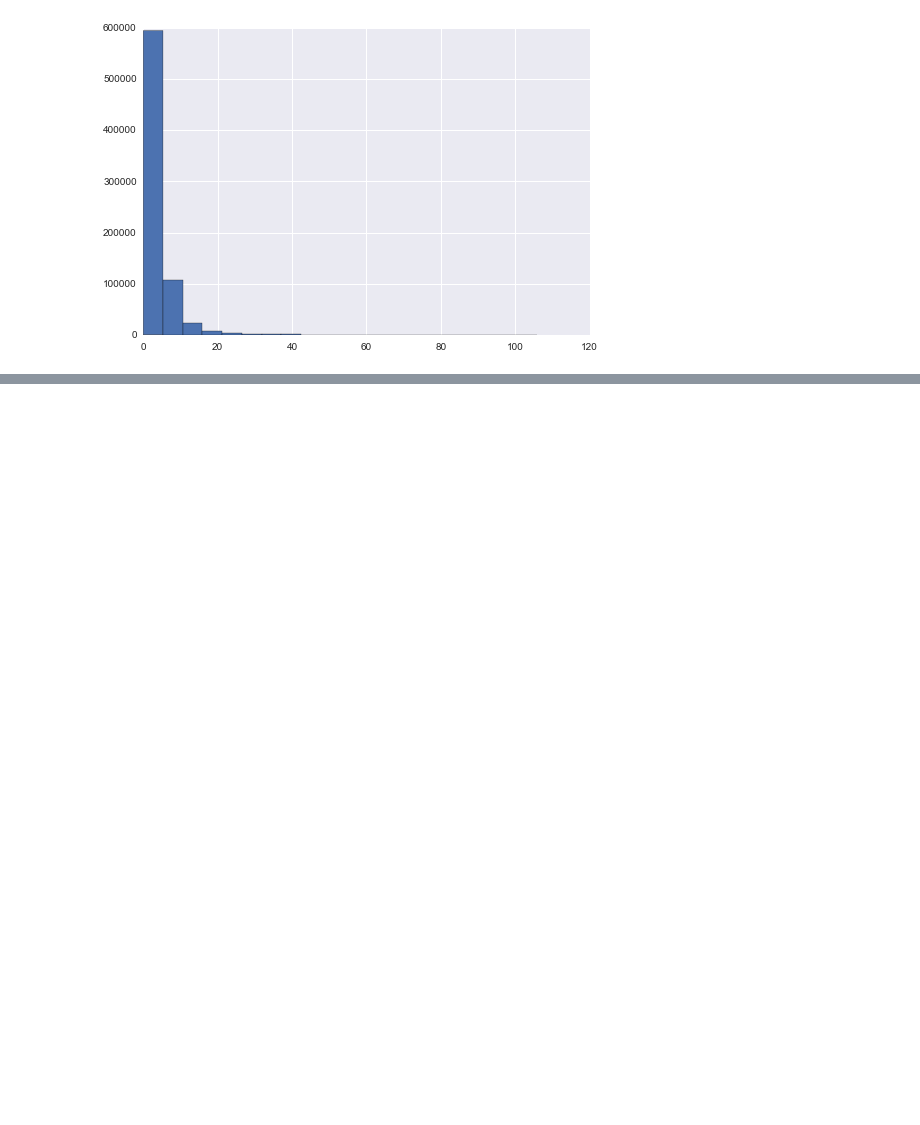
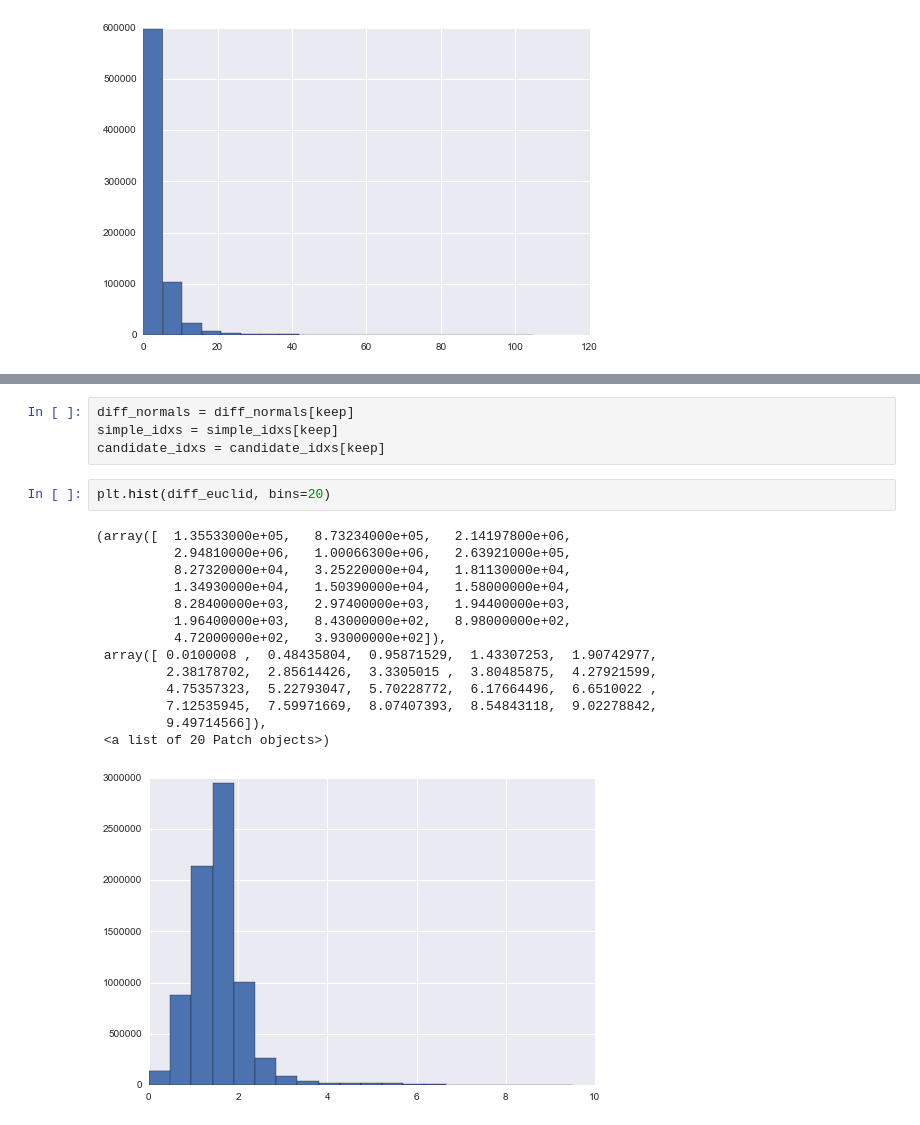
Before and after one commit to juhuntenburg/myelinconnect, a Jupyter notebook: notebooks/comparing_normals.ipynb, the cells around one changed output, grey strips where cells are left out. Cells and saved outputs as stored; diff of their text form; blank space fills up the shorter version.

```diff
--- a/notebooks/comparing_normals.ipynb
+++ b/notebooks/comparing_normals.ipynb
@@ -102,0 +253,21 @@ np.where(np.isnan(calc_diff_rad))[0].shape
+# %%
+diff_normals = diff_normals[keep]
+simple_idxs = simple_idxs[keep]
+candidate_idxs = candidate_idxs[keep]
+# %%
+plt.hist(diff_euclid, bins=20)
+# %% [output]
+(array([  1.35533000e+05,   8.73234000e+05,   2.14197800e+06,
+          2.94810000e+06,   1.00066300e+06,   2.63921000e+05,
+          8.27320000e+04,   3.25220000e+04,   1.81130000e+04,
+          1.34930000e+04,   1.50390000e+04,   1.58000000e+04,
+          8.28400000e+03,   2.97400000e+03,   1.94400000e+03,
+          1.96400000e+03,   8.43000000e+02,   8.98000000e+02,
+          4.72000000e+02,   3.93000000e+02]),
+ array([ 0.0100008 ,  0.48435804,  0.95871529,  1.43307253,  1.90742977,
+         2.38178702,  2.85614426,  3.3305015 ,  3.80485875,  4.27921599,
+         4.75357323,  5.22793047,  5.70228772,  6.17664496,  6.6510022 ,
+         7.12535945,  7.59971669,  8.07407393,  8.54843118,  9.02278842,
+         9.49714566]),
+ <a list of 20 Patch objects>)
+[figure, added]
```
Also changed, not shown: parts of 29 cells of this notebook, 2 other files.
